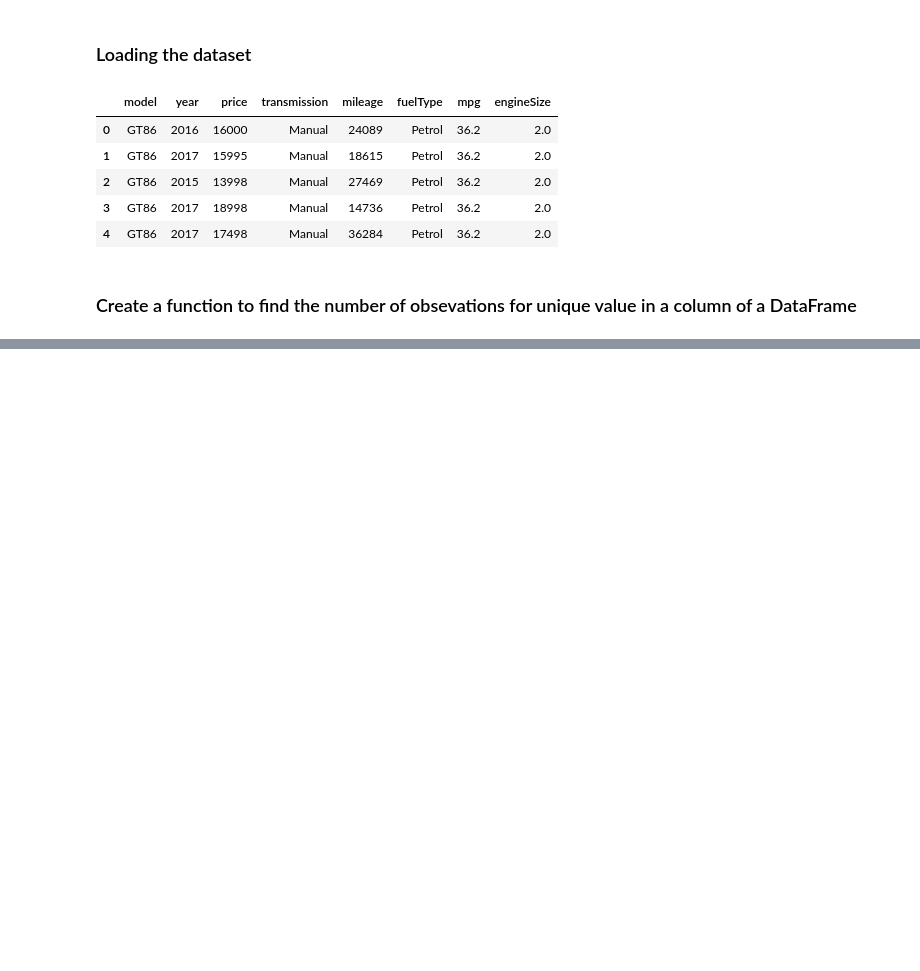
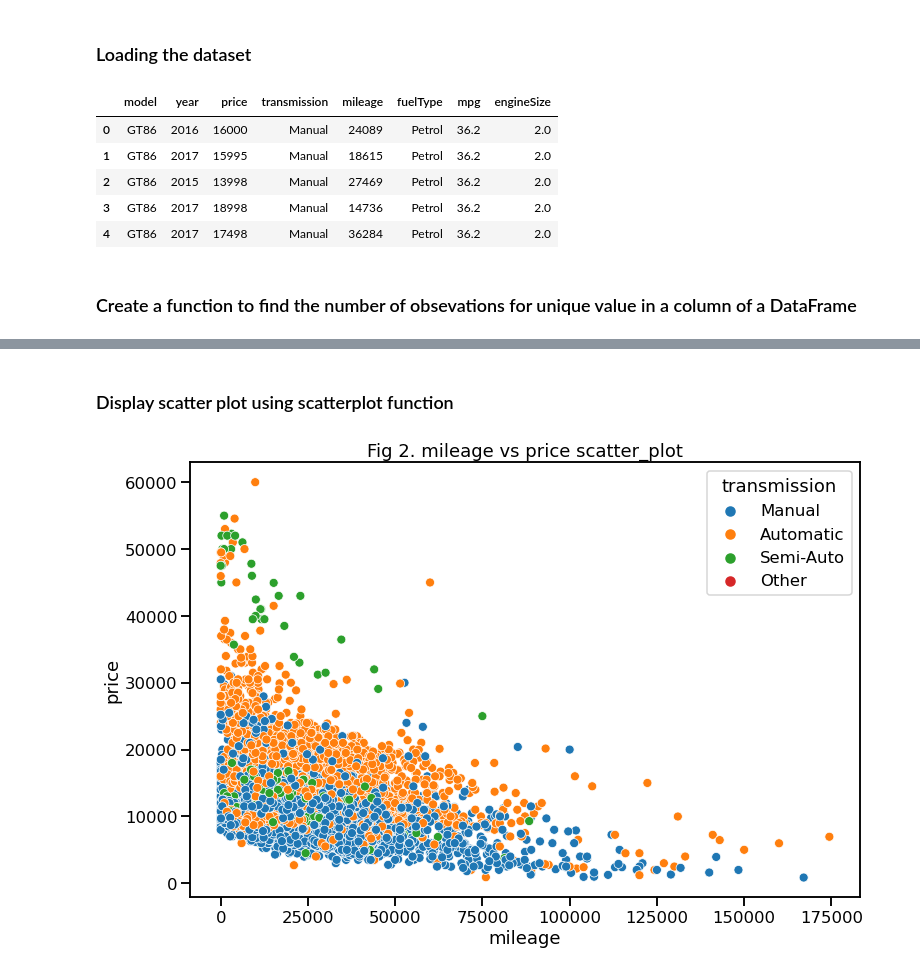
Before and after one commit to AsifSalman/Toyota_used_car_analysis, a Jupyter notebook: Toyota_used_car_EDA.ipynb, the cells around one changed output, grey strips where cells are left out. Drawn from its saved outputs; the diff is of its cells as text; code cells hidden in the pictures; blank space fills up the shorter version.

```diff
--- a/Toyota_used_car_EDA.ipynb
+++ b/Toyota_used_car_EDA.ipynb
@@ -90,4 +41,0 @@ plt.tight_layout()
-# %%
-def scatter_plot(data, x_col, y_col, hue):
-    sns.scatterplot(x=x_col, y = y_col, data=data, hue =hue)
-    plt.title(x_col+' vs '+y_col +' scatter_plot')
@@ -145,0 +123,19 @@ plt.show()
+# %%
+def scatter_plot(data, x_col, y_col, hue):
+    # data will be the name of the dataframe
+    # x_col is the column that will go in the x-axis
+    #
+
+    # create a scatter plot by using seaborn & plot the parameters accordingly
+    sns.scatterplot(x=x_col, y = y_col, data=data, hue =hue)
+    # Give proper title for scatter plot
+    plt.title('Fig 2. '+x_col+' vs '+y_col +' scatter_plot')
+# %% [markdown]
+### Display scatter plot using scatterplot function
+# %%
+plt.figure(figsize=(12,8))
+scatter_plot(df, 'mileage', 'price', 'transmission')
+
+plt.show()
+# %% [output]
+[figure, added]
```
Also changed, not shown: parts of 57 cells of this notebook.
